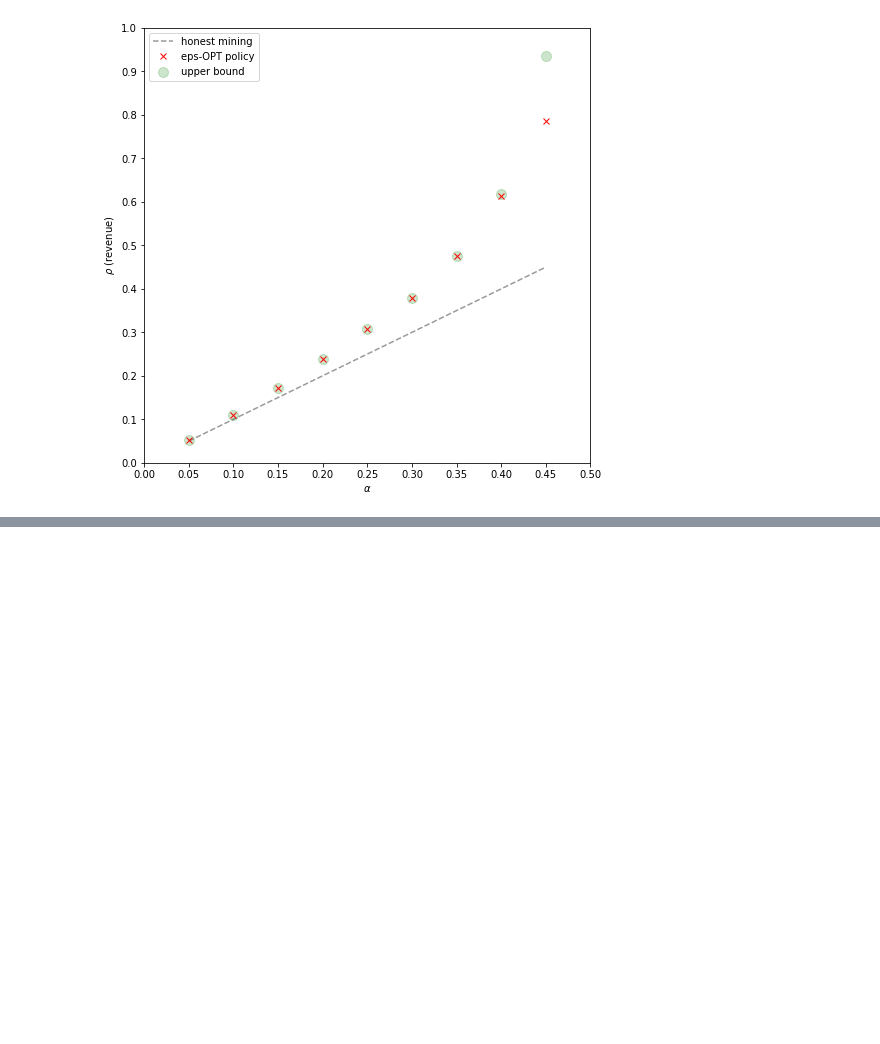
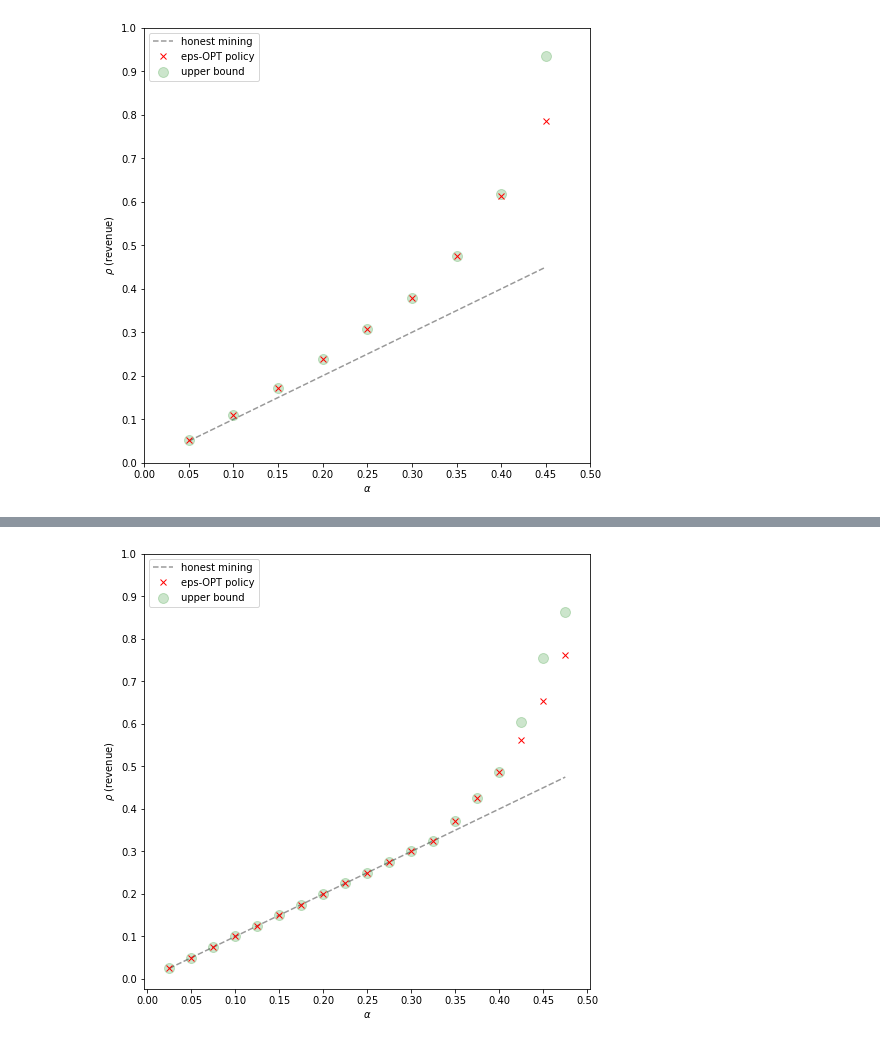
Before and after one commit to michaelneuder/parkes_lab_fa19, a Jupyter notebook: proof_of_work/mdps/results.ipynb, the cells around one changed output, grey strips where cells are left out. Cells and saved outputs as stored; diff of their text form; code cells hidden in the pictures; blank space fills up the shorter version.

```diff
--- a/proof_of_work/mdps/results.ipynb
+++ b/proof_of_work/mdps/results.ipynb
@@ -46,0 +86,39 @@ plt.show()
+# %%
+results = np.asarray(
+[[0.025, 0.02500152587890625, 0.02501373291015625],
+ [0.05, 0.04999542236328125, 0.05000762939453125],
+ [0.075, 0.07500457763671875, 0.07501678466796875],
+ [0.1, 0.09999847412109375, 0.10001068115234375],
+ [0.125, 0.12499237060546875, 0.12500457763671874],
+ [0.15, 0.15000152587890625, 0.15001373291015624],
+ [0.175, 0.17499542236328125, 0.17500762939453124],
+ [0.19999999999999998, 0.20000457763671875, 0.20001678466796874],
+ [0.22499999999999998, 0.22499847412109375, 0.22501068115234374],
+ [0.24999999999999997, 0.24999237060546875, 0.25000457763671874],
+ [0.27499999999999997, 0.27500152587890625, 0.27501373291015624],
+ [0.3, 0.29999542236328125, 0.30000762939453124],
+ [0.325, 0.32500457763671875, 0.32501678466796874],
+ [0.35, 0.37061309814453125, 0.37062530517578124],
+ [0.375, 0.42548370361328125, 0.42559356689453126],
+ [0.39999999999999997, 0.48706817626953125, 0.4878860473632813],
+ [0.425, 0.5626449584960938, 0.6043807983398437],
+ [0.45, 0.6545486450195312, 0.7545364379882813],
+ [0.475, 0.7626266479492188, 0.8626144409179688]]
+)
+x = results[:,0]
+lbs = results[:,1]
+ubs = results[:,2]
+# %%
+f, ax = plt.subplots(figsize=(8,8))
+ax.plot(x,x, 'k--', alpha=0.4, label='honest mining')
+ax.scatter(x, ubs, marker='o', c='g',s=100, alpha=0.2, label='upper bound')
+ax.plot(x, lbs, 'x', c='r', label='eps-OPT policy')
+ax.set_xticks(np.linspace(0.00, 0.5, 11))
+ax.set_yticks(np.linspace(0.00, 1, 11))
+ax.set_xlabel(r"$\alpha$")
+ax.set_ylabel(r"$\rho$ (revenue)")
+plt.legend(loc=2)
+plt.savefig('opt_results_3.png')
+plt.show()
+# %% [output]
+[figure, added]
```
Also changed, not shown: parts of 7 cells of this notebook, 9 other files.
